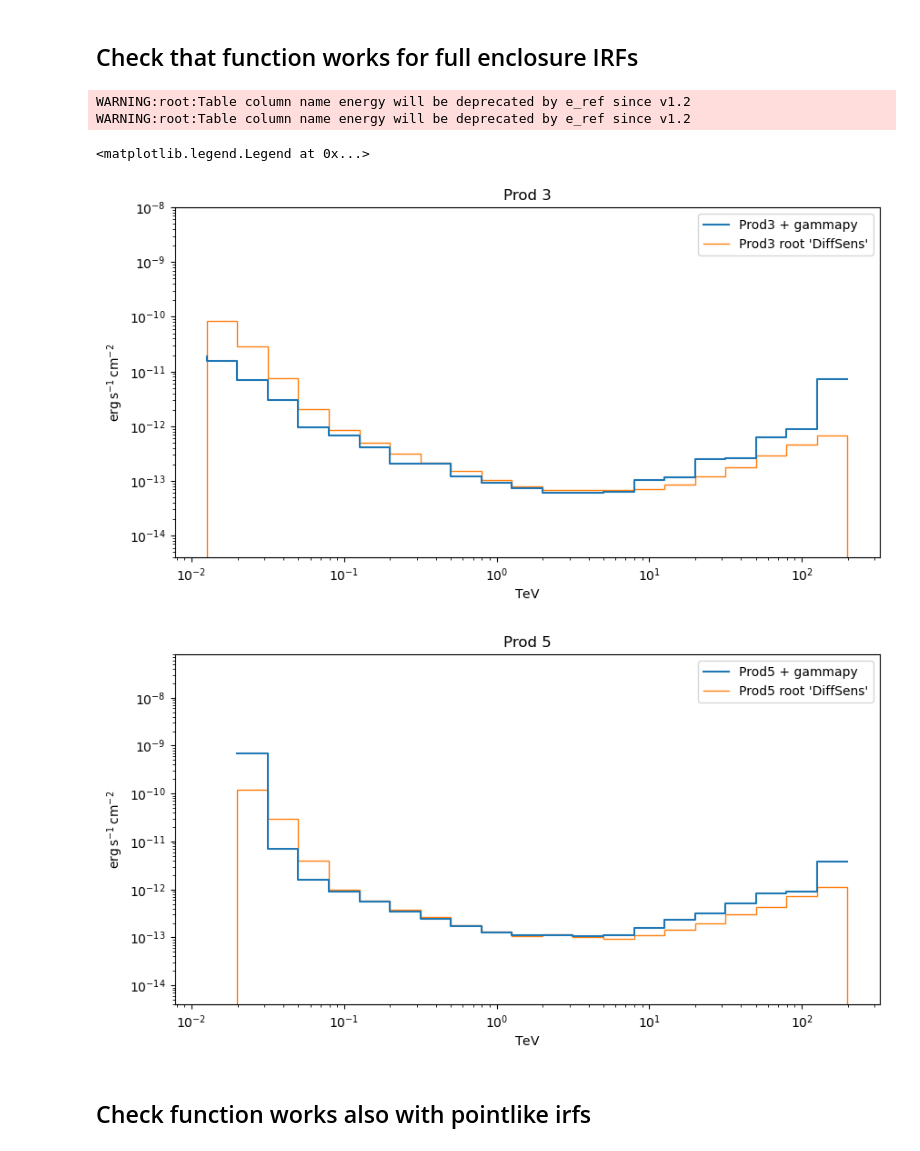
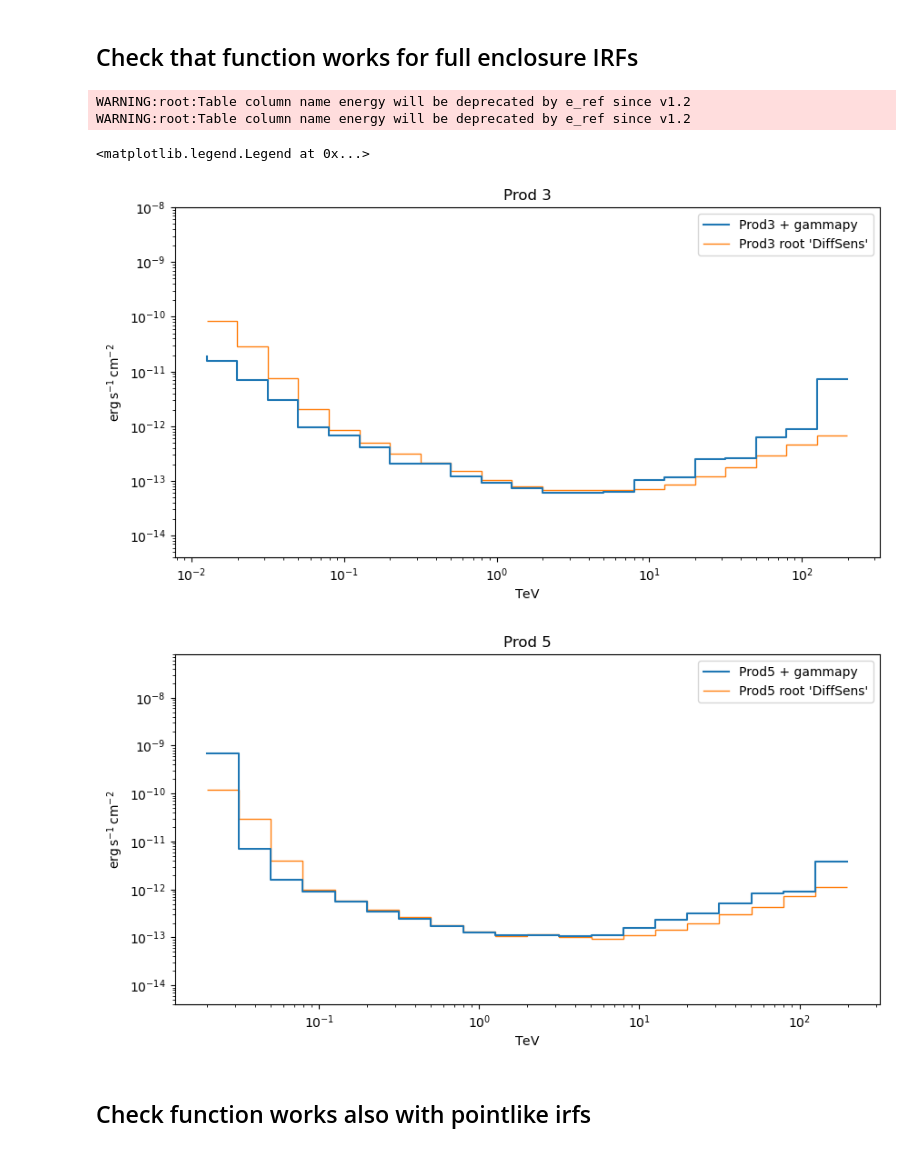
Before and after one commit to Tobychev/GammapySensitivity, a Jupyter notebook: SensitivityFromIRF.ipynb, the cells around one changed output. Drawn from its saved outputs; the diff is of its cells as text; code cells hidden in the pictures.

```diff
--- a/SensitivityFromIRF.ipynb
+++ b/SensitivityFromIRF.ipynb
@@ -175,18 +175,16 @@ prod5_irf_point_fits = IRF_ROOT / 'Prod5-South-20deg-SouthAz-14MSTs37SSTs.180000
 pyirf_irf_fits = IRF_ROOT / "Match_ED_IRF.fits"
 # %%
 prod5_sens, p5_en = load_sensitivity(prod5_irf_root)
-irf_tab_p5 = load_irf_with_rad_max(prod5_irf_fits, prod5_irf_root)
+# irf_tab_p5 = load_irf_with_rad_max(prod5_irf_fits, prod5_irf_root)
+irf_tab_p5 = load_irf_dict_from_file(prod5_irf_fits)
+
 irf_tab_p5_point = load_irf_dict_from_file(prod5_irf_point_fits)
 irf_tab_p5_point2 = load_irf_dict_from_file(prod5_irf_point_fits)
-
 
 prod3_sens, p3_en = load_sensitivity(prod3_irf_root)
 irf_tab_p3 = load_irf_with_rad_max(prod3_irf_fits, prod3_irf_root)
 
 irf_tab_py = load_irf_dict_from_file(pyirf_irf_fits)
-
-#irf_tab_p5["edisp"].normalize()
-#irf_tab_p5_point["edisp"].normalize()
 # %% [output]
 WARNING: UnitsWarning: '1/(MeV s sr)' did not parse as fits unit: Numeric factor not supported by FITS If this is meant to be a custom unit, define it with 'u.def_unit'. To have it recognized inside a ...
 WARNING:astropy:UnitsWarning: '1/(MeV s sr)' did not parse as fits unit: Numeric factor not supported by FITS If this is meant to be a custom unit, define it with 'u.def_unit'. To have it recognized i ...
@@ -201,31 +199,31 @@ WARNING:gammapy.irf.io:loaded the EFFECTIVE AREA HDU in the dictionary
 ## Check that function works for full enclosure IRFs
 # %%
 p3_gE, p3_gSens, _ = gp_sensitivity_curve(irf_tab_p3, p3_en, enclosure=True, conf={"point_offset": 0.0 * u.deg})
-p5_gE, p5_gSens, tmp = gp_sensitivity_curve(irf_tab_p5, p5_en, enclosure=True, conf={"point_offset": 0.9 * u.deg})
+p5_gE, p5_gSens, p5_fe_ms = gp_sensitivity_curve(irf_tab_p5, p5_en, enclosure=True, conf={"point_offset": 0.9 * u.deg})
 
 fig, ax = plt.subplots(1, 1, figsize=(10, 5))
 plt.step(p3_gE, p3_gSens, label="Prod3 + gammapy")
-plt.stairs(prod3_sens, p3_en, label="Prod3 root 'DiffSens'")
+plt.stairs(prod3_sens, p3_en, label="Prod3 root 'DiffSens'", baseline=None)
 plt.title("Prod 3")
 
 plt.ylim(4e-15, 1e-8)
 plt.loglog()
 plt.legend()
 
 fig, ax = plt.subplots(1, 1, figsize=(10, 5))
 plt.step(p5_gE, p5_gSens, label="Prod5 + gammapy")
-plt.stairs(prod5_sens, p5_en, label="Prod5 root 'DiffSens'")
+plt.stairs(prod5_sens[1:], p5_en[1:], label="Prod5 root 'DiffSens'", baseline=None)
 plt.title("Prod 5")
 
 plt.ylim(4e-15, 8e-8)
 plt.loglog()
 plt.legend()
 # %% [output]
 WARNING:root:Table column name energy will be deprecated by e_ref since v1.2
 WARNING:root:Table column name energy will be deprecated by e_ref since v1.2
 <matplotlib.legend.Legend at 0x...>
-[figure, old version]
+[figure, new version]
-[figure, old version]
+[figure, new version]
 # %% [markdown]
 ## Check function works also with pointlike irfs
 # %%
```
Also changed, not shown: parts of 15 cells of this notebook.
